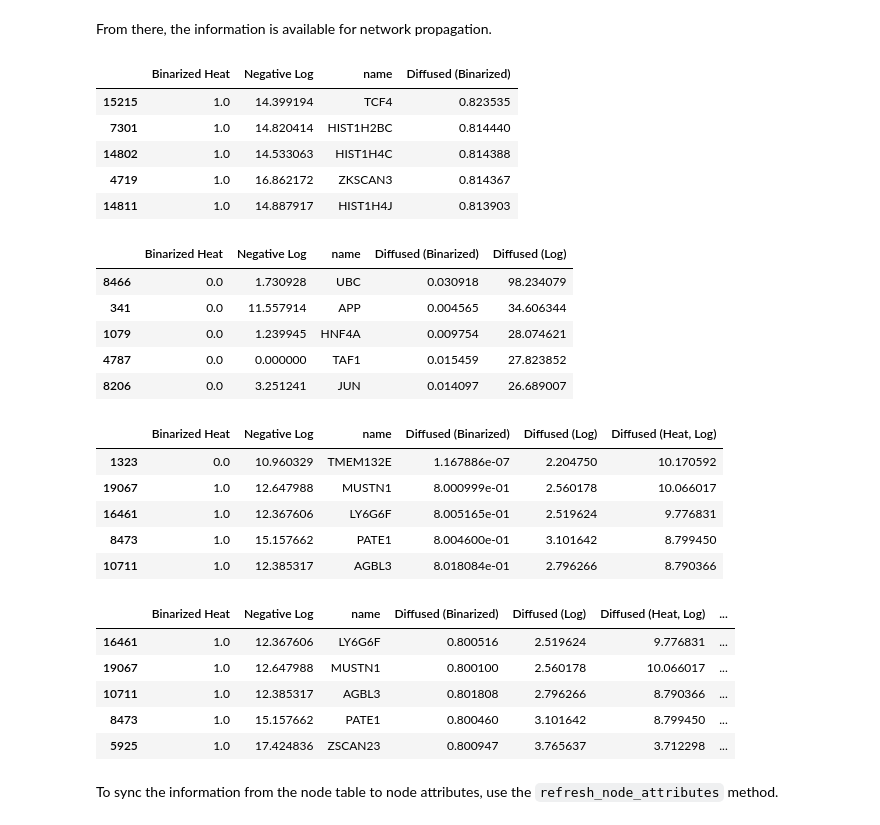
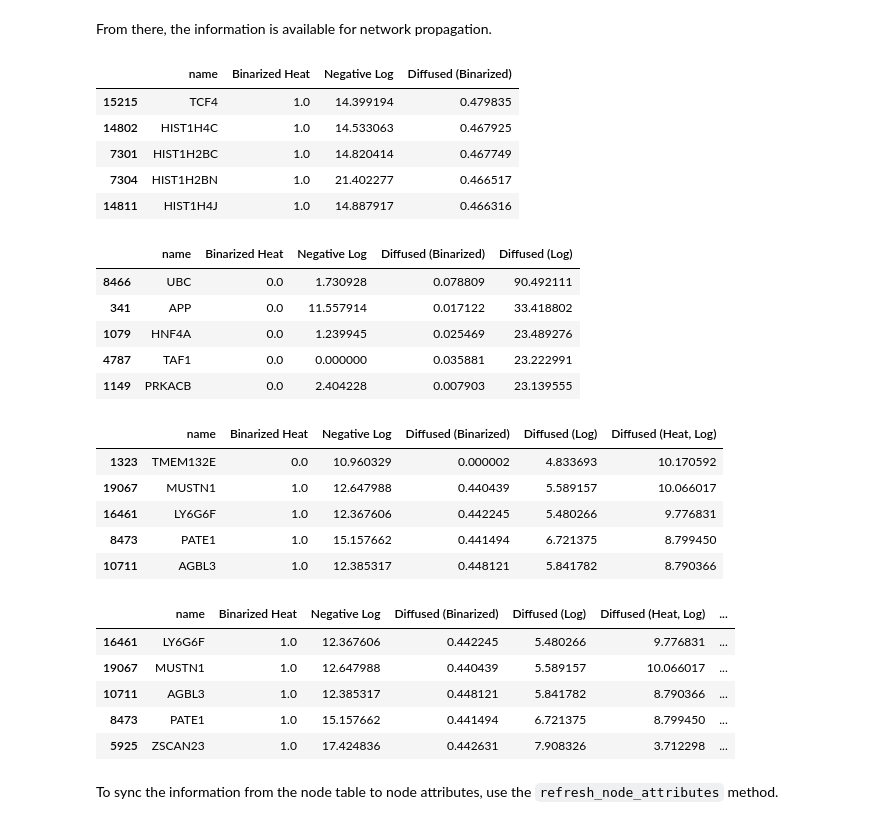
Before and after one commit to shfong/naga, a Jupyter notebook: notebooks/tutorial.ipynb, the cells around one changed output. Drawn from its saved outputs; the diff is of its cells as text; code cells hidden in the pictures.

```diff
--- a/notebooks/tutorial.ipynb
+++ b/notebooks/tutorial.ipynb
@@ -15,0 +20,6 @@ nbgwas.__version__
+# %%
+snp_level_summary_url = 'http://nbgwas.ucsd.edu/nagadata/schizophrenia.txt'
+protein_coding_url = 'http://nbgwas.ucsd.edu/nagadata/hg18.txt'
+
+snp_level_summary_df = pd.read_csv(snp_level_summary_url, sep='\s+')
+protein_coding_df = pd.read_csv(protein_coding_url, sep='\s+', names=['Chrom', 'Start', 'End'], index_col=0)
@@ -48,2 +68,3 @@ g.snps.from_files(
 # %%
-g.snps.snp_table.head()
+g.snps.snp_table = snp_level_summary_df
+g.snps.protein_coding_table = protein_coding_df
@@ -149,45 +154,45 @@ g.network.node_table.head()
 # %% [markdown]
 From there, the information is available for network propagation.
 # %%
-g.diffuse(method='random_walk', alpha=0.8, node_attribute='Binarized Heat', result_name='Diffused (Binarized)')
+g.diffuse(method='random_walk', node_attribute='Binarized Heat', result_name='Diffused (Binarized)')
 g.network.node_table.head()
 # %% [output]
-|  | Binarized Heat | Negative Log | name | Diffused (Binarized) |
-| 15215 | 1.0 | 14.399194 | TCF4 | 0.823535 |
-| 7301 | 1.0 | 14.820414 | HIST1H2BC | 0.814440 |
-| 14802 | 1.0 | 14.533063 | HIST1H4C | 0.814388 |
-| 4719 | 1.0 | 16.862172 | ZKSCAN3 | 0.814367 |
-| 14811 | 1.0 | 14.887917 | HIST1H4J | 0.813903 |
+|  | name | Binarized Heat | Negative Log | Diffused (Binarized) |
+| 15215 | TCF4 | 1.0 | 14.399194 | 0.479835 |
+| 14802 | HIST1H4C | 1.0 | 14.533063 | 0.467925 |
+| 7301 | HIST1H2BC | 1.0 | 14.820414 | 0.467749 |
+| 7304 | HIST1H2BN | 1.0 | 21.402277 | 0.466517 |
+| 14811 | HIST1H4J | 1.0 | 14.887917 | 0.466316 |
 # %%
-g.diffuse(method='random_walk', alpha=0.2, node_attribute='Negative Log', result_name='Diffused (Log)')
+g.diffuse(method='random_walk', node_attribute='Negative Log', result_name='Diffused (Log)')
 g.network.node_table.head()
 # %% [output]
-|  | Binarized Heat | Negative Log | name | Diffused (Binarized) | Diffused (Log) |
-| 8466 | 0.0 | 1.730928 | UBC | 0.030918 | 98.234079 |
-| 341 | 0.0 | 11.557914 | APP | 0.004565 | 34.606344 |
-| 1079 | 0.0 | 1.239945 | HNF4A | 0.009754 | 28.074621 |
-| 4787 | 0.0 | 0.000000 | TAF1 | 0.015459 | 27.823852 |
-| 8206 | 0.0 | 3.251241 | JUN | 0.014097 | 26.689007 |
+|  | name | Binarized Heat | Negative Log | Diffused (Binarized) | Diffused (Log) |
+| 8466 | UBC | 0.0 | 1.730928 | 0.078809 | 90.492111 |
+| 341 | APP | 0.0 | 11.557914 | 0.017122 | 33.418802 |
+| 1079 | HNF4A | 0.0 | 1.239945 | 0.025469 | 23.489276 |
+| 4787 | TAF1 | 0.0 | 0.000000 | 0.035881 | 23.222991 |
+| 1149 | PRKACB | 0.0 | 2.404228 | 0.007903 | 23.139555 |
 # %%
 g.diffuse(method='heat_diffusion', node_attribute='Negative Log', result_name='Diffused (Heat, Log)')
 g.network.node_table.head()
 # %% [output]
-|  | Binarized Heat | Negative Log | name | Diffused (Binarized) | Diffused (Log) | Diffused (Heat, Log) |
-| 1323 | 0.0 | 10.960329 | TMEM132E | 1.167886e-07 | 2.204750 | 10.170592 |
-| 19067 | 1.0 | 12.647988 | MUSTN1 | 8.000999e-01 | 2.560178 | 10.066017 |
-| 16461 | 1.0 | 12.367606 | LY6G6F | 8.005165e-01 | 2.519624 | 9.776831 |
-| 8473 | 1.0 | 15.157662 | PATE1 | 8.004600e-01 | 3.101642 | 8.799450 |
-| 10711 | 1.0 | 12.385317 | AGBL3 | 8.018084e-01 | 2.796266 | 8.790366 |
+|  | name | Binarized Heat | Negative Log | Diffused (Binarized) | Diffused (Log) | Diffused (Heat, Log) |
+| 1323 | TMEM132E | 0.0 | 10.960329 | 0.000002 | 4.833693 | 10.170592 |
+| 19067 | MUSTN1 | 1.0 | 12.647988 | 0.440439 | 5.589157 | 10.066017 |
+| 16461 | LY6G6F | 1.0 | 12.367606 | 0.442245 | 5.480266 | 9.776831 |
+| 8473 | PATE1 | 1.0 | 15.157662 | 0.441494 | 6.721375 | 8.799450 |
+| 10711 | AGBL3 | 1.0 | 12.385317 | 0.448121 | 5.841782 | 8.790366 |
 # %%
 g.diffuse(method='heat_diffusion', node_attribute='Binarized Heat', result_name='Diffused (Heat, Binarize)')
 g.network.node_table.head()
 # %% [output]
-|  | Binarized Heat | Negative Log | name | Diffused (Binarized) | Diffused (Log) | Diffused (Heat, Log) | ... |
-| 16461 | 1.0 | 12.367606 | LY6G6F | 0.800516 | 2.519624 | 9.776831 | ... |
-| 19067 | 1.0 | 12.647988 | MUSTN1 | 0.800100 | 2.560178 | 10.066017 | ... |
-| 10711 | 1.0 | 12.385317 | AGBL3 | 0.801808 | 2.796266 | 8.790366 | ... |
-| 8473 | 1.0 | 15.157662 | PATE1 | 0.800460 | 3.101642 | 8.799450 | ... |
-| 5925 | 1.0 | 17.424836 | ZSCAN23 | 0.800947 | 3.765637 | 3.712298 | ... |
+|  | name | Binarized Heat | Negative Log | Diffused (Binarized) | Diffused (Log) | Diffused (Heat, Log) | ... |
+| 16461 | LY6G6F | 1.0 | 12.367606 | 0.442245 | 5.480266 | 9.776831 | ... |
+| 19067 | MUSTN1 | 1.0 | 12.647988 | 0.440439 | 5.589157 | 10.066017 | ... |
+| 10711 | AGBL3 | 1.0 | 12.385317 | 0.448121 | 5.841782 | 8.790366 | ... |
+| 8473 | PATE1 | 1.0 | 15.157662 | 0.441494 | 6.721375 | 8.799450 | ... |
+| 5925 | ZSCAN23 | 1.0 | 17.424836 | 0.442631 | 7.908326 | 3.712298 | ... |
 # %% [markdown]
 To sync the information from the node table to node attributes, use the `refresh_node_attributes` method.
 # %%
```
Also changed, not shown: parts of 27 cells of this notebook, 1 other file.
